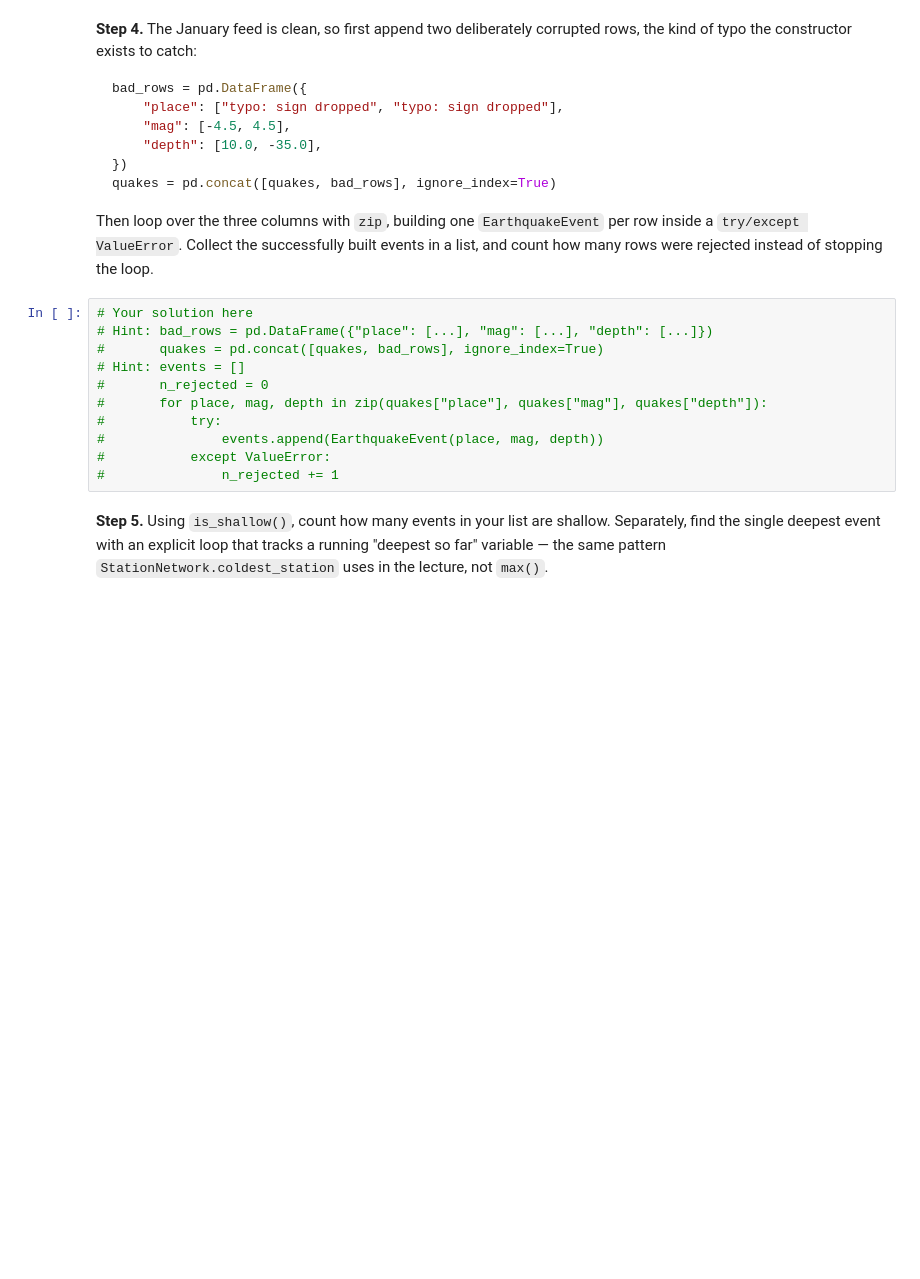
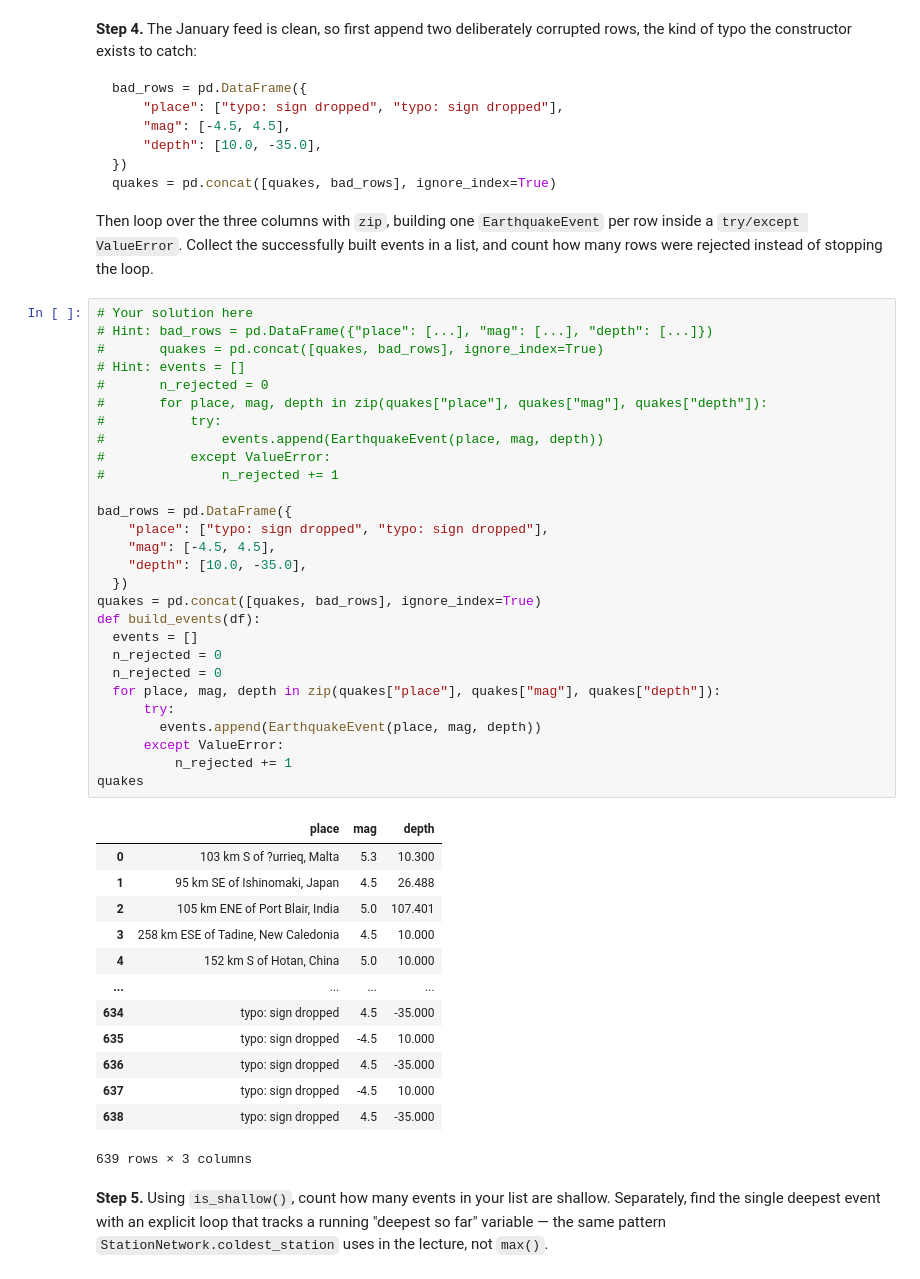
Before and after one commit to liviooneil/2026_Intro_Python, a Jupyter notebook: live/part-I/1.7-oop-for-environmental-systems-environmental-exercises.ipynb, the cells around one changed output. Cells and saved outputs as stored; diff of their text form; blank space fills up the shorter version.

```diff
--- a/live/part-I/1.7-oop-for-environmental-systems-environmental-exercises.ipynb
+++ b/live/part-I/1.7-oop-for-environmental-systems-environmental-exercises.ipynb
@@ -101,14 +103,45 @@ Then loop over the three columns with `zip`, building one `EarthquakeEvent` per
 # %%
 # Your solution here
 # Hint: bad_rows = pd.DataFrame({"place": [...], "mag": [...], "depth": [...]})
 #       quakes = pd.concat([quakes, bad_rows], ignore_index=True)
 # Hint: events = []
 #       n_rejected = 0
 #       for place, mag, depth in zip(quakes["place"], quakes["mag"], quakes["depth"]):
 #           try:
 #               events.append(EarthquakeEvent(place, mag, depth))
 #           except ValueError:
 #               n_rejected += 1
+
+bad_rows = pd.DataFrame({
+    "place": ["typo: sign dropped", "typo: sign dropped"],
+    "mag": [-4.5, 4.5],
+    "depth": [10.0, -35.0],
+  })
+quakes = pd.concat([quakes, bad_rows], ignore_index=True)
+def build_events(df):
+  events = []
+  n_rejected = 0
+  n_rejected = 0
+  for place, mag, depth in zip(quakes["place"], quakes["mag"], quakes["depth"]):
+      try:
+        events.append(EarthquakeEvent(place, mag, depth))
+      except ValueError:
+          n_rejected += 1
+quakes
+# %% [output]
+|  | place | mag | depth |
+| 0 | 103 km S of ?urrieq, Malta | 5.3 | 10.300 |
+| 1 | 95 km SE of Ishinomaki, Japan | 4.5 | 26.488 |
+| 2 | 105 km ENE of Port Blair, India | 5.0 | 107.401 |
+| 3 | 258 km ESE of Tadine, New Caledonia | 4.5 | 10.000 |
+| 4 | 152 km S of Hotan, China | 5.0 | 10.000 |
+| ... | ... | ... | ... |
+| 634 | typo: sign dropped | 4.5 | -35.000 |
+| 635 | typo: sign dropped | -4.5 | 10.000 |
+| 636 | typo: sign dropped | 4.5 | -35.000 |
+| 637 | typo: sign dropped | -4.5 | 10.000 |
+| 638 | typo: sign dropped | 4.5 | -35.000 |
+639 rows × 3 columns
 # %% [markdown]
 **Step 5.** Using `is_shallow()`, count how many events in your list are shallow. Separately, find the single deepest event with an explicit loop that tracks a running "deepest so far" variable — the same pattern `StationNetwork.coldest_station` uses in the lecture, not `max()`.
 # %%
```
Also changed, not shown: parts of 2 cells of this notebook.
